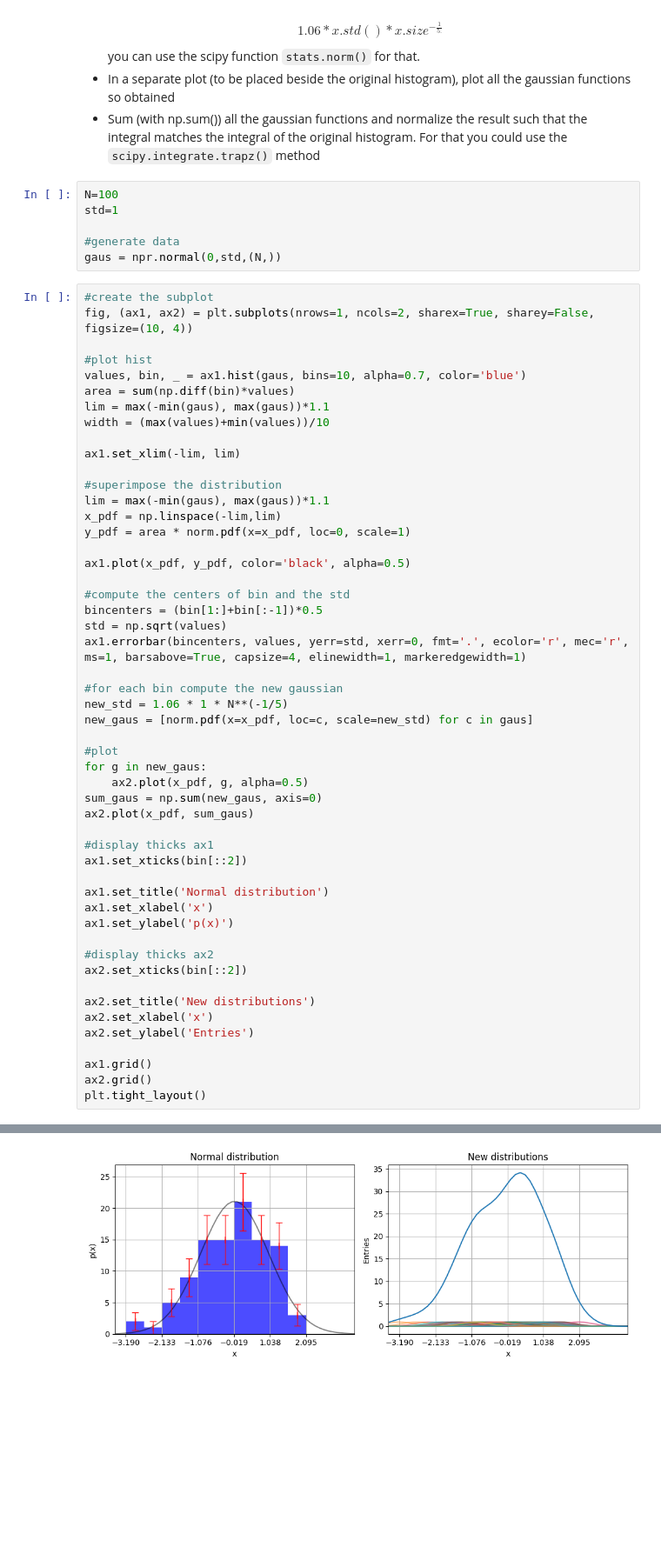
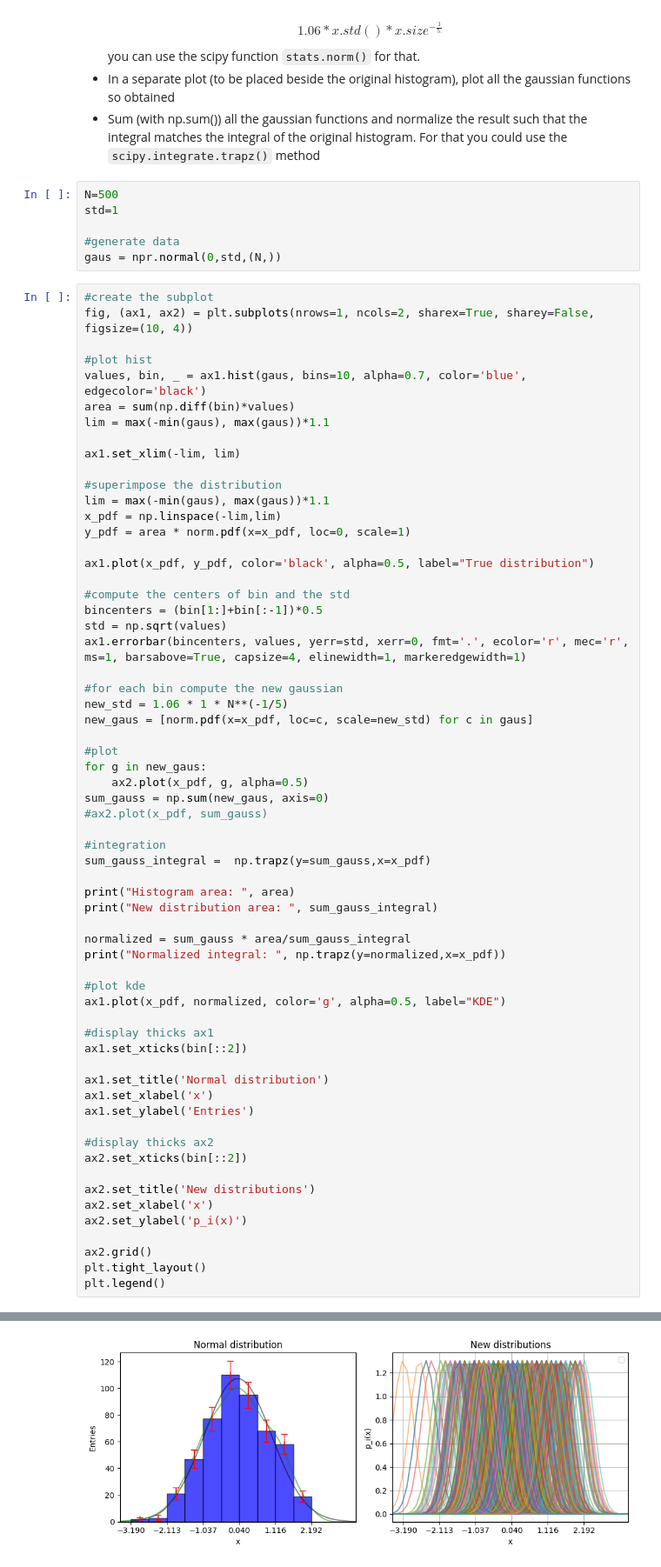
Before and after one commit to EmanueleCoradin/LaboratoryOfComputationalPhysics_Y6, a Jupyter notebook: 07ex_Visualization.ipynb, the cells around one changed output, grey strips where cells are left out. Shown at 87% size. Drawn from its saved outputs; the diff is of its cells as text; blank space fills up the shorter version.

```diff
--- a/07ex_Visualization.ipynb
+++ b/07ex_Visualization.ipynb
@@ -23,7 +24,7 @@ you can use the scipy function `stats.norm()` for that.
 * In a separate plot (to be placed beside the original histogram), plot all the gaussian functions so obtained
 * Sum (with np.sum()) all the gaussian functions and normalize the result such that the integral matches the integral of the original histogram. For that you could use the `scipy.integrate.trapz()` method
 # %%
-N=100
+N=500
 std=1
 
 #generate data
@@ -33,10 +34,9 @@ gaus = npr.normal(0,std,(N,))
 fig, (ax1, ax2) = plt.subplots(nrows=1, ncols=2, sharex=True, sharey=False, figsize=(10, 4))
 
 #plot hist
-values, bin, _ = ax1.hist(gaus, bins=10, alpha=0.7, color='blue')
+values, bin, _ = ax1.hist(gaus, bins=10, alpha=0.7, color='blue', edgecolor='black')
 area = sum(np.diff(bin)*values)
 lim = max(-min(gaus), max(gaus))*1.1
-width = (max(values)+min(values))/10
 
 ax1.set_xlim(-lim, lim)
 
@@ -45,7 +45,7 @@ lim = max(-min(gaus), max(gaus))*1.1
 x_pdf = np.linspace(-lim,lim)
 y_pdf = area * norm.pdf(x=x_pdf, loc=0, scale=1)
 
-ax1.plot(x_pdf, y_pdf, color='black', alpha=0.5)
+ax1.plot(x_pdf, y_pdf, color='black', alpha=0.5, label="True distribution")
 
 #compute the centers of bin and the std
 bincenters = (bin[1:]+bin[:-1])*0.5
@@ -59,24 +59,36 @@ new_gaus = [norm.pdf(x=x_pdf, loc=c, scale=new_std) for c in gaus]
 #plot
 for g in new_gaus:
     ax2.plot(x_pdf, g, alpha=0.5)
-sum_gaus = np.sum(new_gaus, axis=0)
-ax2.plot(x_pdf, sum_gaus)
+sum_gauss = np.sum(new_gaus, axis=0)
+#ax2.plot(x_pdf, sum_gauss)
+
+#integration
+sum_gauss_integral =  np.trapz(y=sum_gauss,x=x_pdf)
+
+print("Histogram area: ", area)
+print("New distribution area: ", sum_gauss_integral)
+
+normalized = sum_gauss * area/sum_gauss_integral
+print("Normalized integral: ", np.trapz(y=normalized,x=x_pdf))
+
+#plot kde
+ax1.plot(x_pdf, normalized, color='g', alpha=0.5, label="KDE")
 
 #display thicks ax1
 ax1.set_xticks(bin[::2])
 
 ax1.set_title('Normal distribution')
 ax1.set_xlabel('x')
-ax1.set_ylabel('p(x)')
+ax1.set_ylabel('Entries')
 
 #display thicks ax2
 ax2.set_xticks(bin[::2])
 
 ax2.set_title('New distributions')
 ax2.set_xlabel('x')
-ax2.set_ylabel('Entries')
+ax2.set_ylabel('p_i(x)')
 
-ax1.grid()
 ax2.grid()
 plt.tight_layout()
+plt.legend()
 # %% [output]
@@ -83 +100 @@ plt.tight_layout()
-[figure, old version]
+[figure, new version]
```
Also changed, not shown: parts of 8 cells of this notebook, 22 other files.
